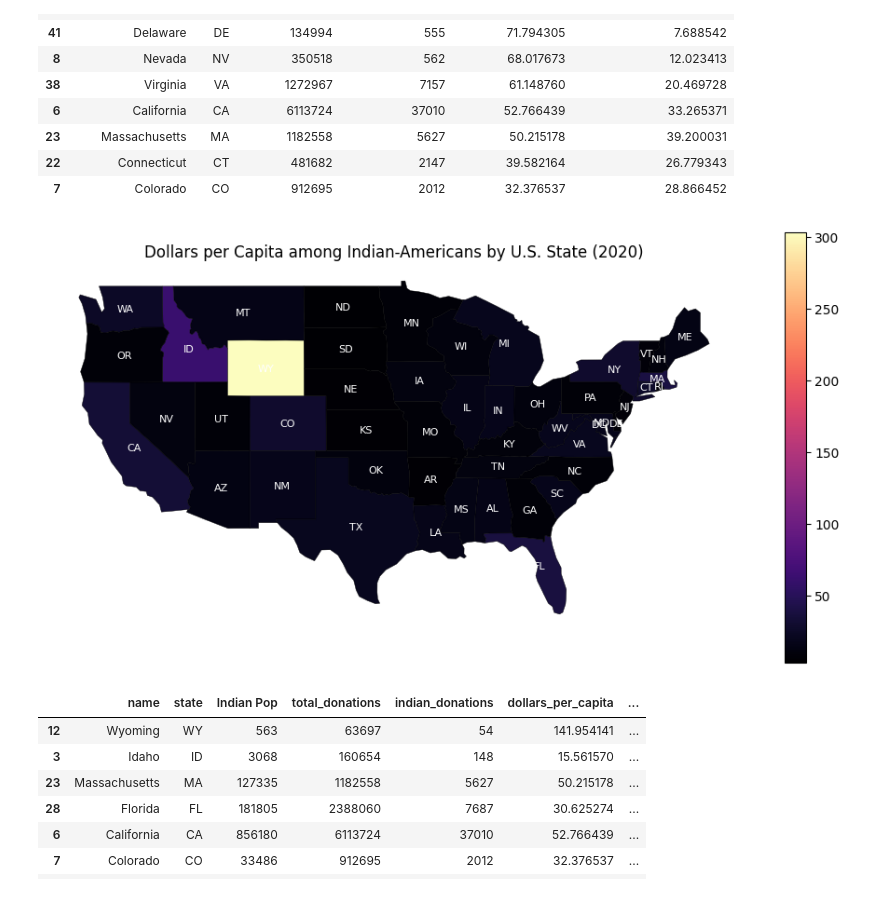
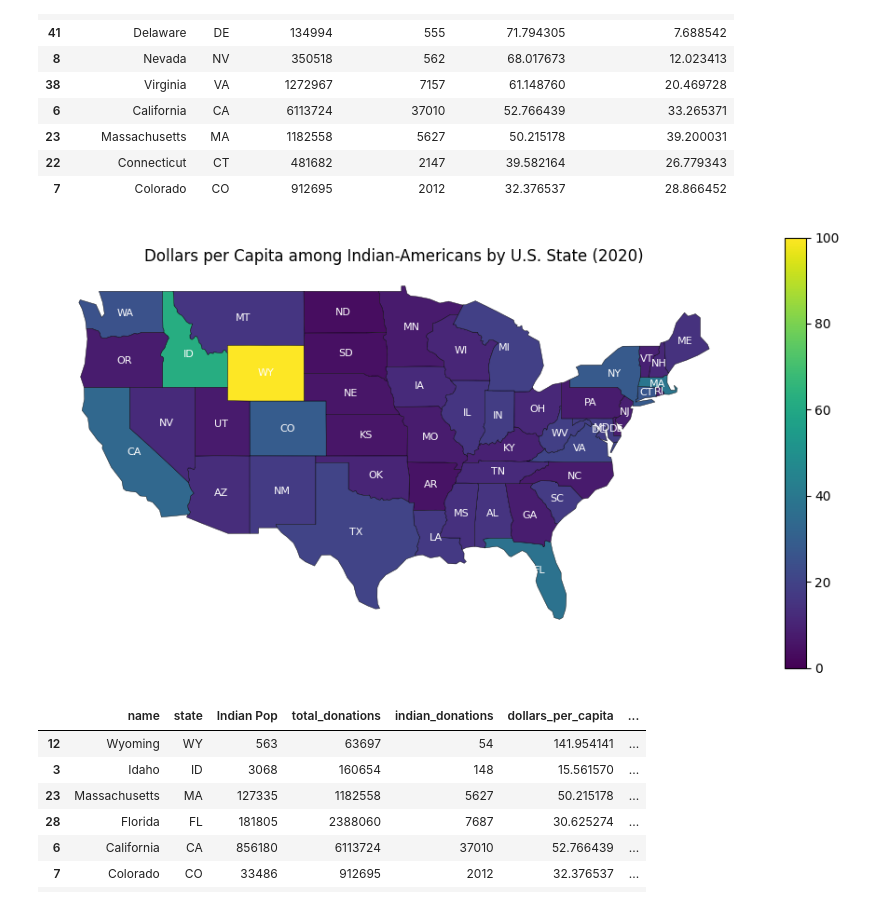
Before and after one commit to kkkarnav/indianamericancontributions, a Jupyter notebook: df_stats_state.ipynb, the cells around one changed output. Saved outputs shown, nothing was run; the diff lists cells and outputs as text; code cells hidden in the pictures.

```diff
--- a/df_stats_state.ipynb
+++ b/df_stats_state.ipynb
@@ -573,27 +577,29 @@ gdf_merged.sort_values(by="dollars_per_capita", ascending=False)[["name", "state
 # %%
 fig, ax = plt.subplots(figsize=(12, 6))
 gdf_merged.plot(
     column="dollars_per_capita_indian",
-    cmap="magma",
+    cmap="viridis",
     legend=True,
     edgecolor="black",
     linewidth=0.3,
     ax=ax,
-    missing_kwds={"color": "lightgray"}
+    missing_kwds={"color": "lightgray"},
+    vmin=0,
+    vmax=100
 )
 
 cbar = fig.axes[-1]
 
 for idx, row in gdf_merged.iterrows():
     centroid = row["geometry"].centroid
     ax.text(centroid.x, centroid.y, row["state"], fontsize=8, ha="center", va="center", color="white")
 
 plt.title("Dollars per Capita among Indian-Americans by U.S. State (2020)")
 plt.grid(True, linestyle="--", alpha=0.7)
 ax.axis("off")
 plt.show()
 # %% [output]
-[figure, old version]
+[figure, new version]
 # %%
 gdf_merged.sort_values(by="dollars_per_capita_indian", ascending=False)[["name", "state", "Indian Pop", "total_donations", "indian_donations", "dollars_per_capita", "dollars_per_capita_indian"]].head(10)
 # %% [output]
```
Also changed, not shown: parts of 3 cells of this notebook, 4 other files.
